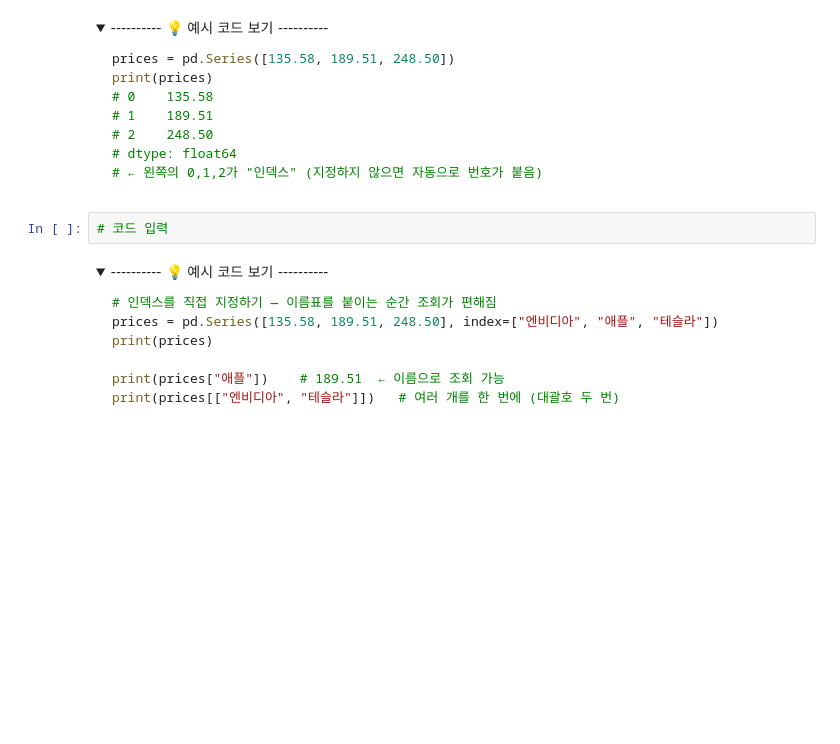
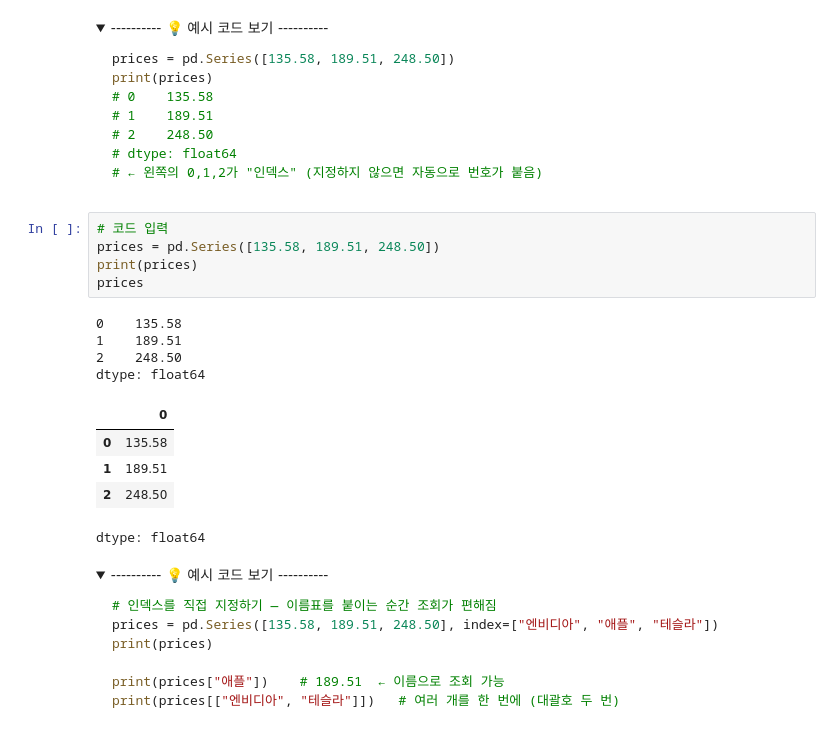
Before and after one commit to qnrPwjd/EST_AI_Challengers_Code, a Jupyter notebook: Week2/CH06_데이터분석기초.ipynb, the cells around one changed output. Drawn from its saved outputs; the diff is of its cells as text; folded sections open; blank space fills up the shorter version.

```diff
--- a/Week2/CH06_데이터분석기초.ipynb
+++ b/Week2/CH06_데이터분석기초.ipynb
@@ -1542,6 +1581,19 @@ print(prices)
 </details>
 # %%
 # 코드 입력
+prices = pd.Series([135.58, 189.51, 248.50])
+print(prices)
+prices
+# %% [output]
+0    135.58
+1    189.51
+2    248.50
+dtype: float64
+|  | 0 |
+| 0 | 135.58 |
+| 1 | 189.51 |
+| 2 | 248.50 |
+dtype: float64
 # %% [markdown]
 <details>
 <summary> ---------- 💡 예시 코드 보기 ---------- </summary>
```
Also changed, not shown: parts of 16 cells of this notebook.
